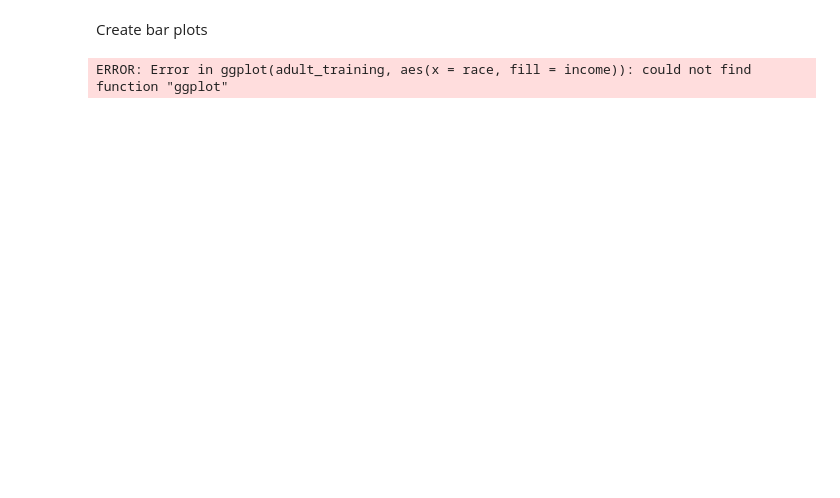
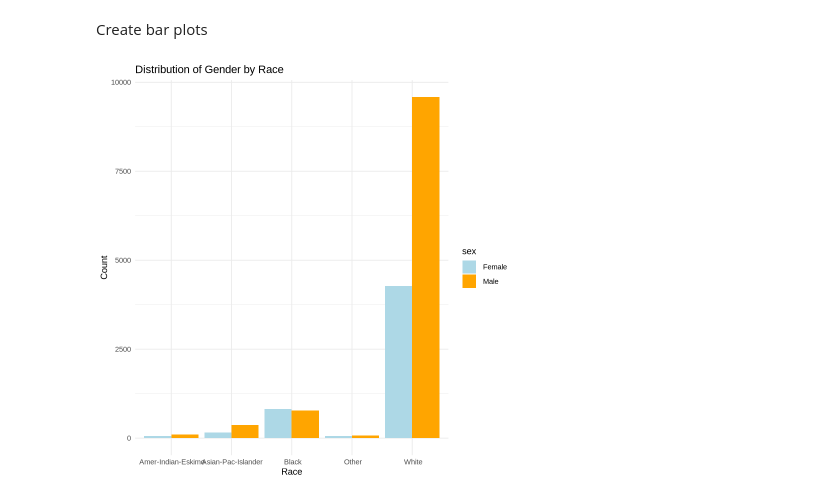
Before and after one commit to Shiva-Chandnani/GROUP_PROJECT, a Jupyter notebook: main.ipynb, the cells around one changed output. Saved outputs shown, nothing was run; the diff lists cells and outputs as text; code cells hidden in the pictures; blank space fills up the shorter version.

Commit message:
add plotting and commenting out code

```diff
--- a/main.ipynb
+++ b/main.ipynb
@@ -92,14 +112,14 @@ ERROR: Error in summarize(group_by(adult_training, income, sex, race), count = n
 Create bar plots
 # %%
 # Create a bar plot
-bar_plot <- ggplot(adult_training, aes(x = race, fill = income)) +
-  geom_bar(position = "dodge") +
-  facet_grid(sex ~ .) +
-  labs(title = "Income Distribution by Race and Gender",
+gener_by_race_plot <- ggplot(adult_training, aes(x = race, fill = sex)) +
+  geom_bar(position = "dodge", stat = "count") +
+  labs(title = "Distribution of Gender by Race",
        x = "Race",
        y = "Count") +
-  scale_fill_manual(values = c("<=50K" = "blue", ">50K" = "red"))
+  scale_fill_manual(values = c("lightblue", "orange")) +
+  theme_minimal()
 
-bar_plot
+gener_by_race_plot
 # %% [output]
-ERROR: Error in ggplot(adult_training, aes(x = race, fill = income)): could not find function "ggplot"
+[figure, added]
```
Also changed, not shown: parts of 2 cells of this notebook.
